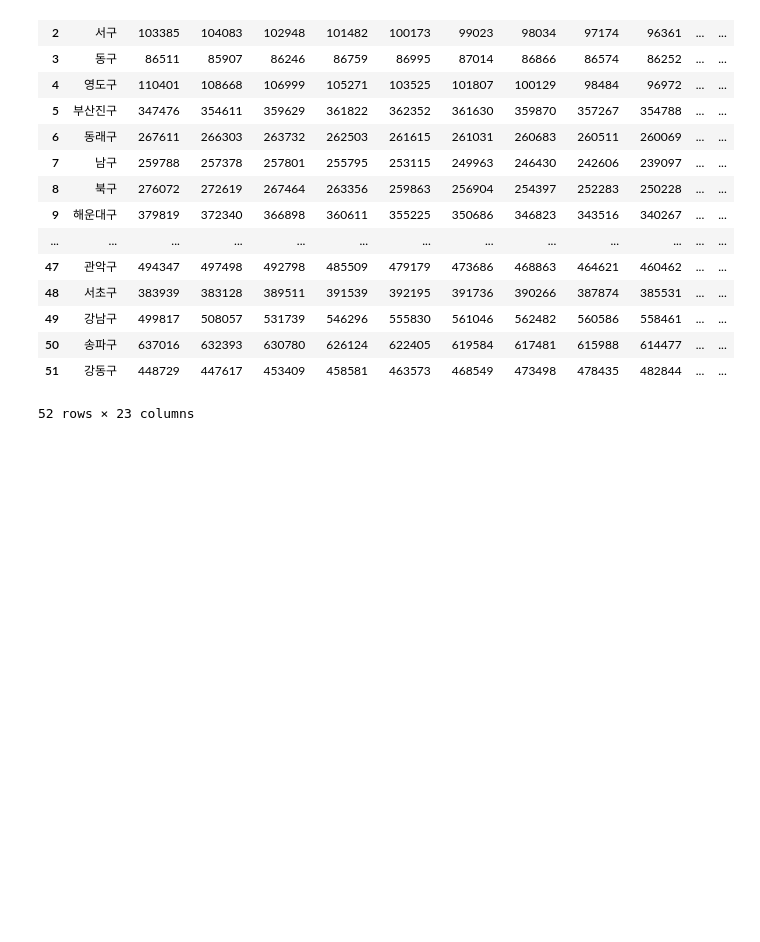
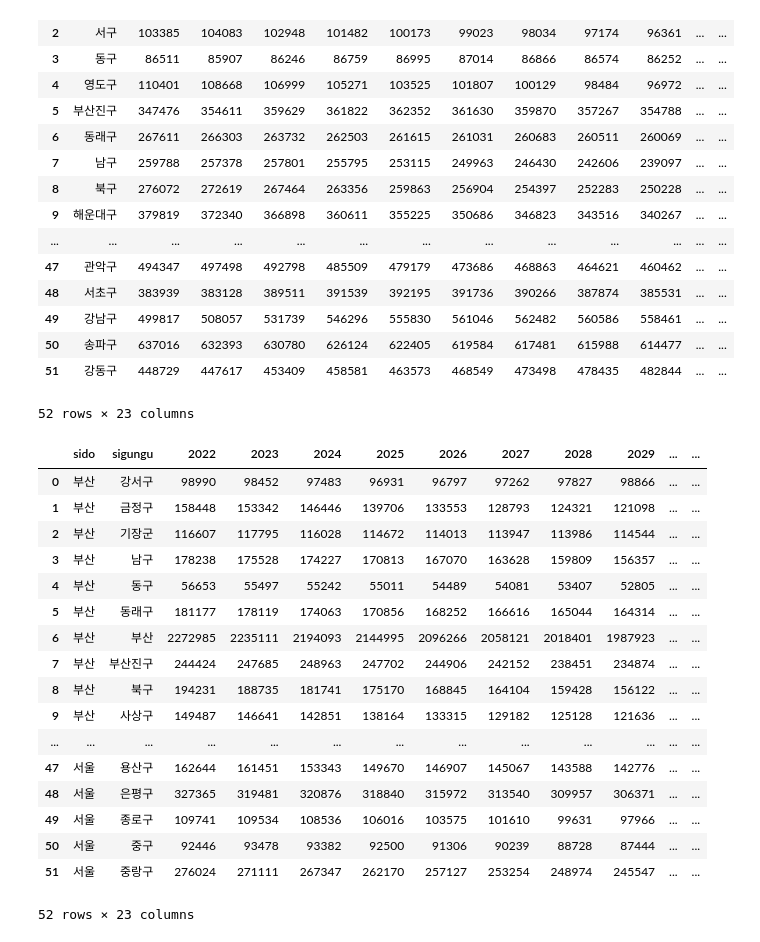
Before and after one commit to Aete/extinction-calculator, a Jupyter notebook: pipeline/population/process_future_pop.ipynb, the cells around one changed output. Drawn from its saved outputs; the diff is of its cells as text; code cells hidden in the pictures; blank space fills up the shorter version.

```diff
--- a/pipeline/population/process_future_pop.ipynb
+++ b/pipeline/population/process_future_pop.ipynb
@@ -60,3 +60,24 @@ df_total
 | 50 | 송파구 | 637016 | 632393 | 630780 | 626124 | 622405 | 619584 | 617481 | 615988 | 614477 | ... | ... |
 | 51 | 강동구 | 448729 | 447617 | 453409 | 458581 | 463573 | 468549 | 473498 | 478435 | 482844 | ... | ... |
 52 rows × 23 columns
+# %%
+df_working_age
+# %% [output]
+|  | sido | sigungu | 2022 | 2023 | 2024 | 2025 | 2026 | 2027 | 2028 | 2029 | ... | ... |
+| 0 | 부산 | 강서구 | 98990 | 98452 | 97483 | 96931 | 96797 | 97262 | 97827 | 98866 | ... | ... |
+| 1 | 부산 | 금정구 | 158448 | 153342 | 146446 | 139706 | 133553 | 128793 | 124321 | 121098 | ... | ... |
+| 2 | 부산 | 기장군 | 116607 | 117795 | 116028 | 114672 | 114013 | 113947 | 113986 | 114544 | ... | ... |
+| 3 | 부산 | 남구 | 178238 | 175528 | 174227 | 170813 | 167070 | 163628 | 159809 | 156357 | ... | ... |
+| 4 | 부산 | 동구 | 56653 | 55497 | 55242 | 55011 | 54489 | 54081 | 53407 | 52805 | ... | ... |
+| 5 | 부산 | 동래구 | 181177 | 178119 | 174063 | 170856 | 168252 | 166616 | 165044 | 164314 | ... | ... |
+| 6 | 부산 | 부산 | 2272985 | 2235111 | 2194093 | 2144995 | 2096266 | 2058121 | 2018401 | 1987923 | ... | ... |
+| 7 | 부산 | 부산진구 | 244424 | 247685 | 248963 | 247702 | 244906 | 242152 | 238451 | 234874 | ... | ... |
+| 8 | 부산 | 북구 | 194231 | 188735 | 181741 | 175170 | 168845 | 164104 | 159428 | 156122 | ... | ... |
+| 9 | 부산 | 사상구 | 149487 | 146641 | 142851 | 138164 | 133315 | 129182 | 125128 | 121636 | ... | ... |
+| ... | ... | ... | ... | ... | ... | ... | ... | ... | ... | ... | ... | ... |
+| 47 | 서울 | 용산구 | 162644 | 161451 | 153343 | 149670 | 146907 | 145067 | 143588 | 142776 | ... | ... |
+| 48 | 서울 | 은평구 | 327365 | 319481 | 320876 | 318840 | 315972 | 313540 | 309957 | 306371 | ... | ... |
+| 49 | 서울 | 종로구 | 109741 | 109534 | 108536 | 106016 | 103575 | 101610 | 99631 | 97966 | ... | ... |
+| 50 | 서울 | 중구 | 92446 | 93478 | 93382 | 92500 | 91306 | 90239 | 88728 | 87444 | ... | ... |
+| 51 | 서울 | 중랑구 | 276024 | 271111 | 267347 | 262170 | 257127 | 253254 | 248974 | 245547 | ... | ... |
+52 rows × 23 columns
```
